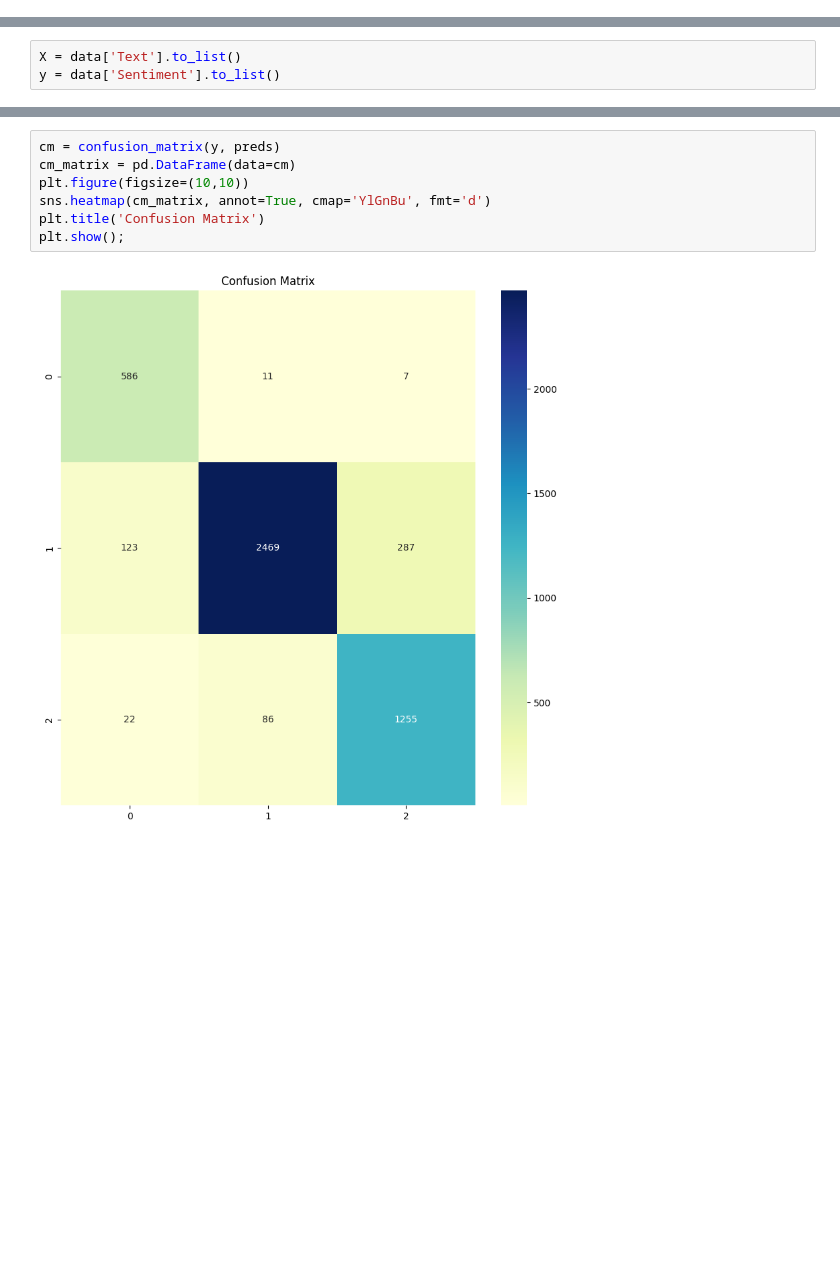
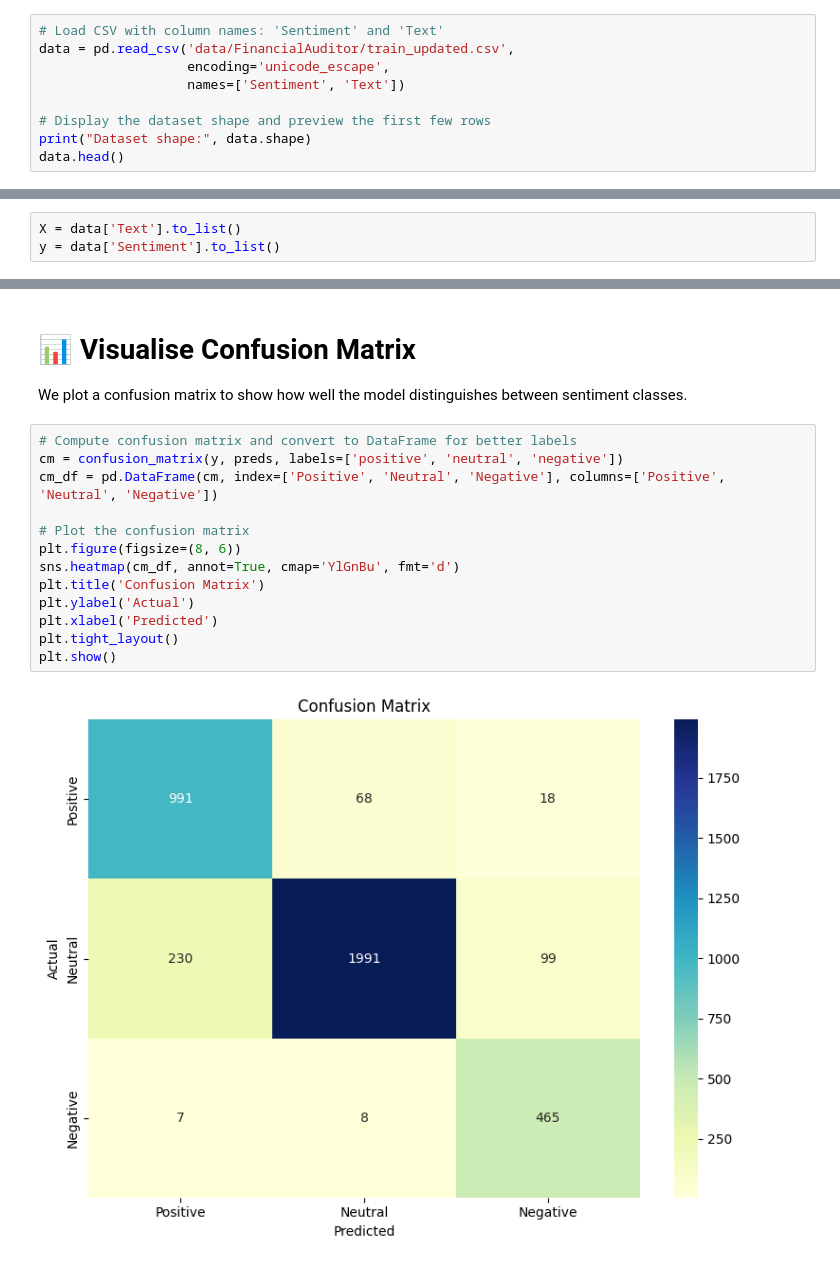
Before and after one commit to MMillward2012/deepmind_internship, a Jupyter notebook: notebooks/2_train_finbert.ipynb, the cells around one changed output, grey strips where cells are left out. Cells and saved outputs as stored; diff of their text form; blank space fills up the shorter version.

Commit message:
Updated finbert layout

```diff
--- a/notebooks/2_train_finbert.ipynb
+++ b/notebooks/2_train_finbert.ipynb
@@ -28,0 +18,9 @@ data.shape
+# %%
+# Load CSV with column names: 'Sentiment' and 'Text'
+data = pd.read_csv('data/FinancialAuditor/train_updated.csv',
+                   encoding='unicode_escape',
+                   names=['Sentiment', 'Text'])
+
+# Display the dataset shape and preview the first few rows
+print("Dataset shape:", data.shape)
+data.head()
@@ -70,9 +99,19 @@ weighted avg       0.90      0.89      0.89      4846
+# %% [markdown]
+# 📊 Visualise Confusion Matrix
+
+We plot a confusion matrix to show how well the model distinguishes between sentiment classes.
 # %%
-cm = confusion_matrix(y, preds)
-cm_matrix = pd.DataFrame(data=cm)
-plt.figure(figsize=(10,10))
-sns.heatmap(cm_matrix, annot=True, cmap='YlGnBu', fmt='d')
+# Compute confusion matrix and convert to DataFrame for better labels
+cm = confusion_matrix(y, preds, labels=['positive', 'neutral', 'negative'])
+cm_df = pd.DataFrame(cm, index=['Positive', 'Neutral', 'Negative'], columns=['Positive', 'Neutral', 'Negative'])
+
+# Plot the confusion matrix
+plt.figure(figsize=(8, 6))
+sns.heatmap(cm_df, annot=True, cmap='YlGnBu', fmt='d')
 plt.title('Confusion Matrix')
-plt.show();
+plt.ylabel('Actual')
+plt.xlabel('Predicted')
+plt.tight_layout()
+plt.show()
 # %% [output]
-[figure, old version]
+[figure, new version]
```
Also changed, not shown: parts of 15 cells of this notebook.
